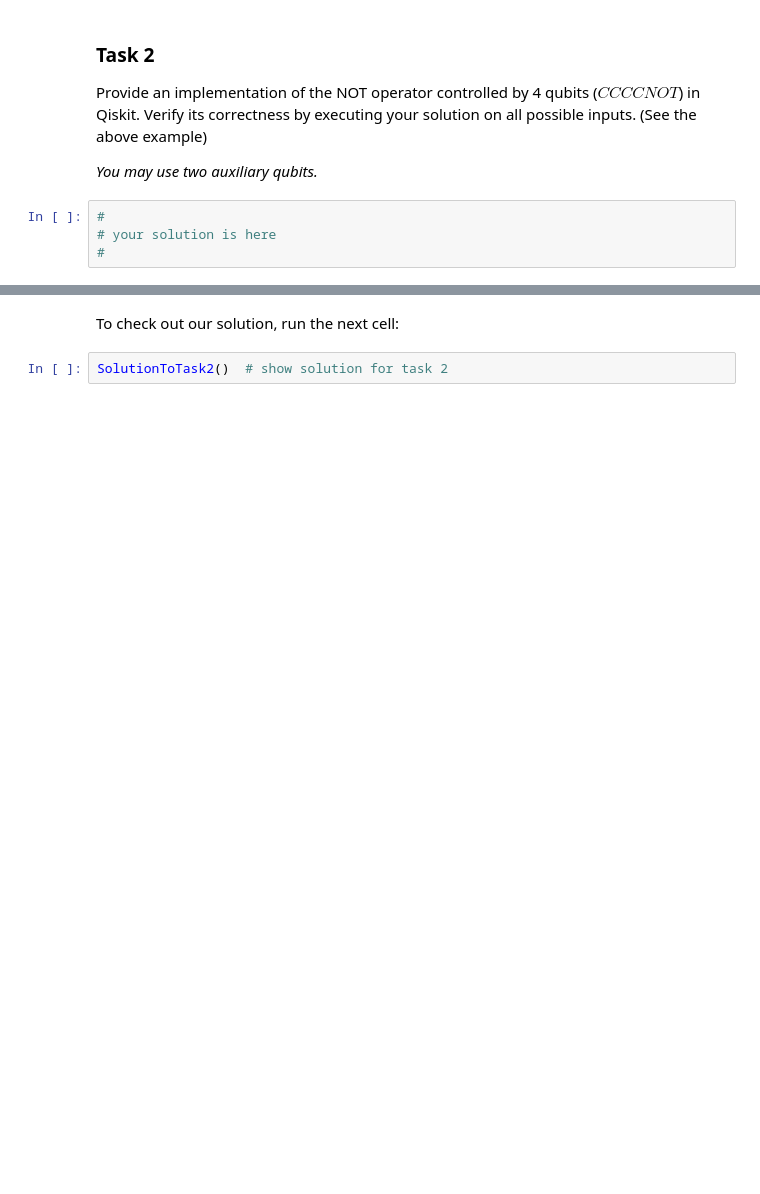
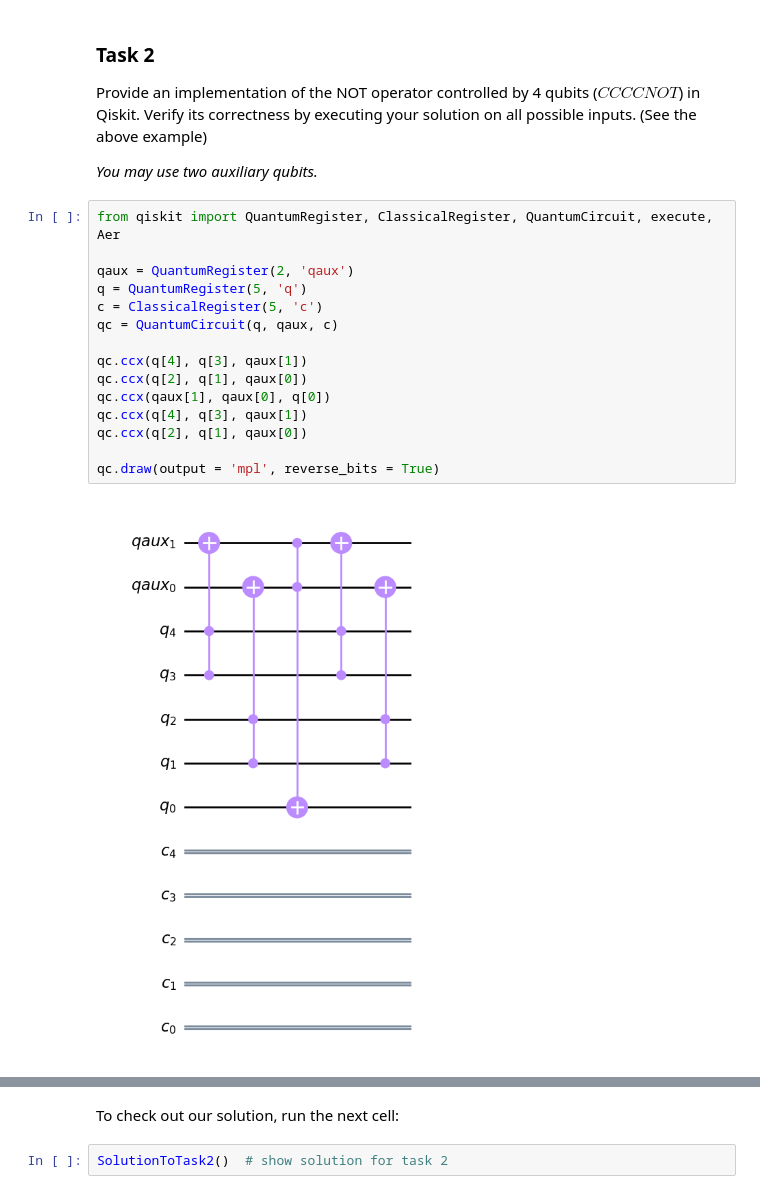
Before and after one commit to james-lucius/qureca_ADEQUATE, a Jupyter notebook: M2_331_Multiple_Control_Constructions_Exercise.ipynb, the cells around one changed output, grey strips where cells are left out. Cells and saved outputs as stored; diff of their text form; blank space fills up the shorter version.

```diff
--- a/M2_331_Multiple_Control_Constructions_Exercise.ipynb
+++ b/M2_331_Multiple_Control_Constructions_Exercise.ipynb
@@ -107,7 +198,20 @@ SolutionToTask1()  # show solution for task 1
 Provide an implementation of the NOT operator controlled by 4 qubits ($CCCCNOT$) in Qiskit. Verify its correctness by executing your solution on all possible inputs. (See the above example)
 
 *You may use two auxiliary qubits.*
-# %%
-#
-# your solution is here
-#
+# %%
+from qiskit import QuantumRegister, ClassicalRegister, QuantumCircuit, execute, Aer
+
+qaux = QuantumRegister(2, 'qaux')
+q = QuantumRegister(5, 'q')
+c = ClassicalRegister(5, 'c')
+qc = QuantumCircuit(q, qaux, c)
+
+qc.ccx(q[4], q[3], qaux[1])
+qc.ccx(q[2], q[1], qaux[0])
+qc.ccx(qaux[1], qaux[0], q[0])
+qc.ccx(q[4], q[3], qaux[1])
+qc.ccx(q[2], q[1], qaux[0])
+
+qc.draw(output = 'mpl', reverse_bits = True)
+# %% [output]
+[figure, added]
```
Also changed, not shown: parts of 12 cells of this notebook.
